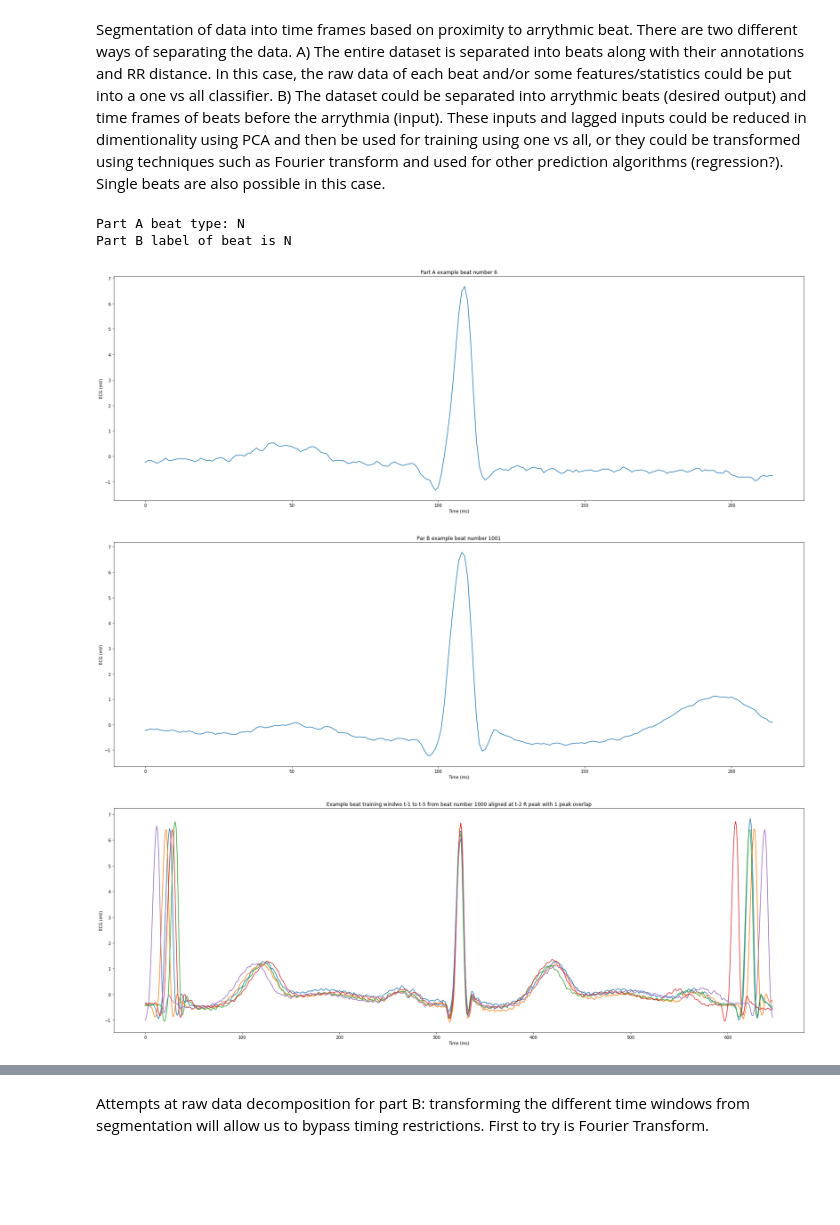
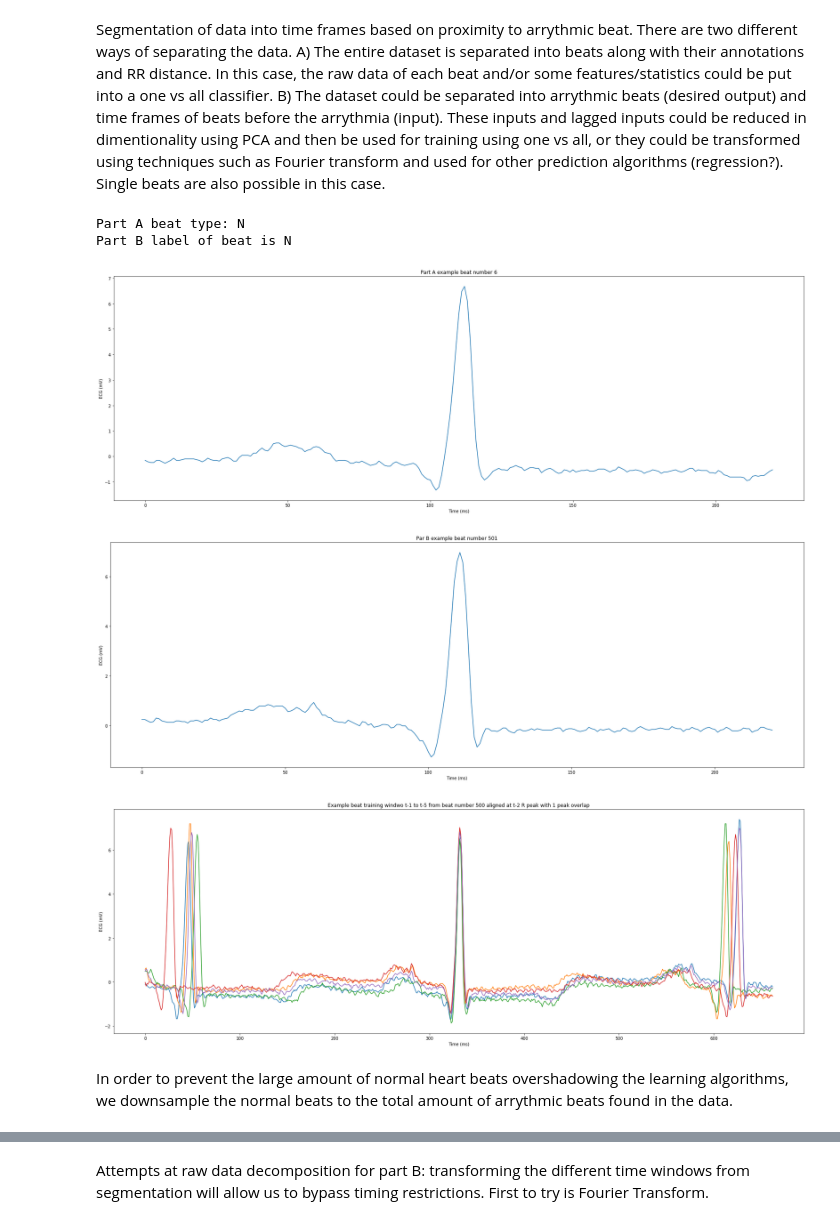
Before and after one commit to chandra-natarajan/TeamExplore, a Jupyter notebook: Workshopv2.ipynb, the cells around one changed output, grey strips where cells are left out. Saved outputs shown, nothing was run; the diff lists cells and outputs as text; code cells hidden in the pictures; blank space fills up the shorter version.

```diff
--- a/Workshopv2.ipynb
+++ b/Workshopv2.ipynb
@@ -154,7 +181,7 @@ wr = 3 #average amount of heart beats/R peaks for a segment
 ws = 2 #peak alignment for the windows counting from the direction of the arrythmic beat
 over = 1 #peak overlap allowed between windows
 
-dat = 1000 #visualize which arrythmic window for part B
+dat = 500 #visualize which arrythmic window for part B
 dat2 = 5 #visualize which beat for part A
 
 nrry=[] #setting up list of predicted/expected beats for learning
@@ -212,7 +239,7 @@ for t in range(len(annall)):
     annsamb=[]
     for i in range(len(annall[t].symbol)): #This is to eliminate non-R-peak annotations in the data
         if annall[t].symbol[i] not in bbl:
-            annsymb += annall[t].symbol[i]
+            annsymb = np.append(annsymb, annall[t].symbol[i])
             annsamb = np.append(annsamb, annall[t].sample[i])
     annsym.append(annsymb)
     annsam.append(annsamb)
@@ -238,8 +265,8 @@ for i in range(len(annsym)):
     Qb.append([i for i, x in enumerate(annsym[i]) if x == "Q"])
 
 
-#This first part A is to separate each beat individualy using the average heart rate. Included with it will be beat to beat RR distance
-#and other features from the last cell
+#This first part A is to separate each beat individualy using the average heart rate. Included with it will be other features extracted
+#from manual peak detection. Not currently used.
 
 for t in range(len(pchannel)):
     for i in range(len(annsym[t])):
@@ -270,33 +297,35 @@ for t in range(len(annsym)):
             arry.append(annsym[t][i])
             #append all delayed windows
             normalt1.append(pchannel[t][int(annsam[t][i-ws]-(wr-ws)*tlen-tlen/2):int(annsam[t][i-ws]+ws*tlen-tlen/2)])
             normalt2.append(pchannel[t][int(annsam[t][i-ws-wr+over]-(wr-ws)*tlen-tlen/2):int(annsam[t][i-ws-wr+over]+ws*tlen-tlen/2)])
             normalt3.append(pchannel[t][int(annsam[t][i-ws-2*wr+2*over]-(wr-ws)*tlen-tlen/2):int(annsam[t][i-ws-2*wr+2*over]+ws*tlen-tlen/2)])
             normalt4.append(pchannel[t][int(annsam[t][i-ws-3*wr+3*over]-(wr-ws)*tlen-tlen/2):int(annsam[t][i-ws-3*wr+3*over]+ws*tlen-tlen/2)])
             normalt5.append(pchannel[t][int(annsam[t][i-ws-4*wr+4*over]-(wr-ws)*tlen-tlen/2):int(annsam[t][i-ws-4*wr+4*over]+ws*tlen-tlen/2)])
             #append all different data windows right before the annotated beats
 
 plt.figure(figsize=(30,10))
 plt.plot(nrry[dat])
 plt.title('Par B example beat number '+str(dat+1))
 plt.xlabel('Time (ms)')
 plt.ylabel('ECG (mV)')
 plt.tick_params('y')
 print('Part B label of beat is '+arry[dat])
 
 plt.figure(figsize=(30,10))
 plt.plot(normalt1[dat])
 plt.plot(normalt2[dat])
 plt.plot(normalt3[dat])
 plt.plot(normalt4[dat])
 plt.plot(normalt5[dat])
 plt.title('Example beat training windwo t-1 to t-5 from beat number '+str(dat)+' aligned at t-'+str(ws)+' R peak with '+str(over)+' peak overlap')
 plt.xlabel('Time (ms)')
 plt.ylabel('ECG (mV)')
 plt.tick_params('y')
 # %% [output]
 Part A beat type: N
 Part B label of beat is N
-[figure, old version]
+[figure, new version]
-[figure, old version]
+[figure, new version]
-[figure, old version]
+[figure, new version]
+# %% [markdown]
+In order to prevent the large amount of normal heart beats overshadowing the learning algorithms, we downsample the normal beats to the total amount of arrythmic beats found in the data.
```
Also changed, not shown: parts of 18 cells of this notebook.
